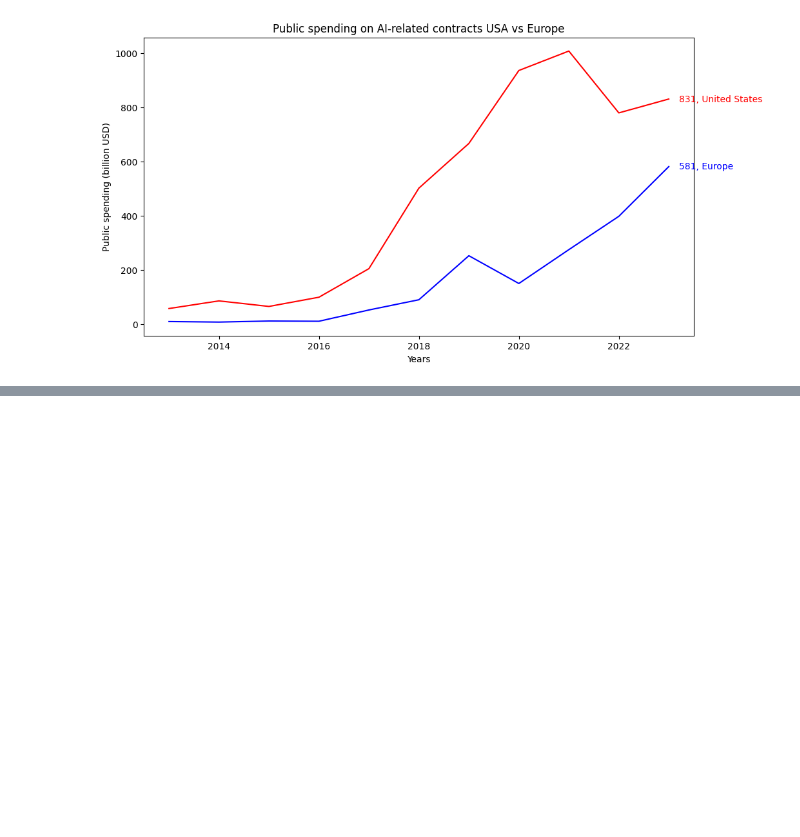
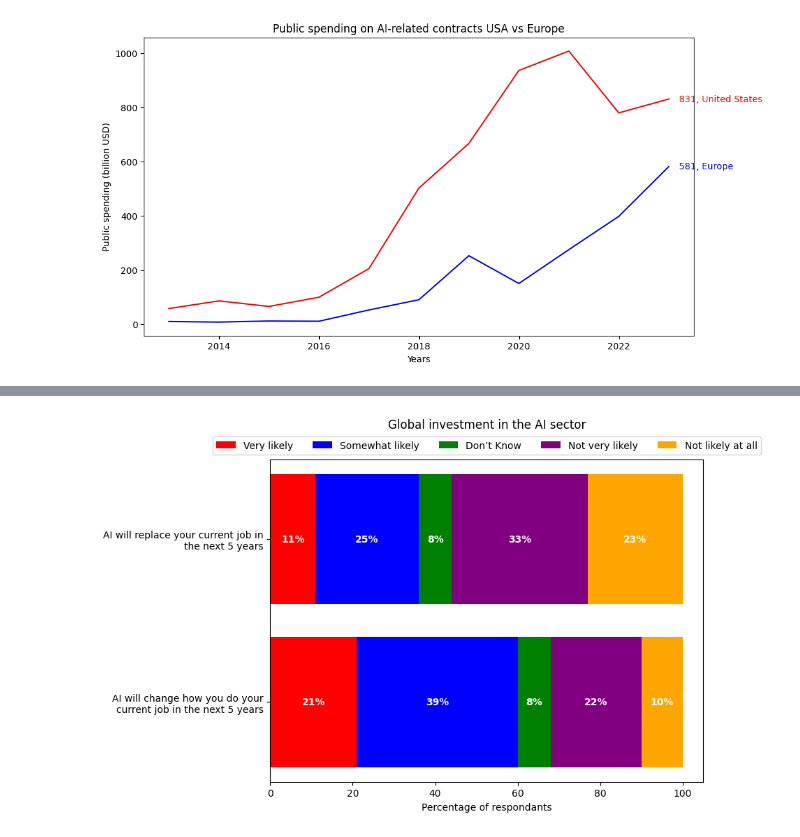
Before and after one commit to Alit54/UniMi---Scientific-Visualization, a Jupyter notebook: gio-charts.ipynb, the cells around one changed output, grey strips where cells are left out. Cells and saved outputs as stored; diff of their text form; code cells hidden in the pictures; blank space fills up the shorter version.

```diff
--- a/gio-charts.ipynb
+++ b/gio-charts.ipynb
@@ -427,0 +521,39 @@ plt.show()
+# %%
+df = pd.read_csv("datasets/public-opinion/data/fig-817.csv")
+
+df = df.rename(columns={df.columns[0]: "response", df.columns[1]: "question", df.columns[2]: "amount"})
+
+x = list()
+y = df["question"].unique()
+y = [ "\n".join(textwrap.wrap(q, width=35)) for q in df["question"].unique() ]
+
+t = ["Very likely", "Somewhat likely", "Don’t Know", "Not very likely", "Not likely at all"]
+for i in range(len(t)):
+    series = df[df["response"] == t[i]]["amount"]
+    cleaned = series.str.rstrip("%").astype(float).astype(int)
+    x.append(cleaned.to_numpy())
+
+colors = ["red", "blue", "green", "purple", "orange"]
+
+fig, ax = plt.subplots(figsize=(8, 6))
+
+for i in range(len(x)):
+    if i == 0:
+        left = np.zeros_like(x[i])
+    else:
+        left = np.sum(x[:i], axis=0)
+
+    ax.barh(y, x[i], left=left, color=colors[i])
+
+    for k, val in enumerate(x[i]):
+        xpos = left[k] + val - 1
+        ax.text(left[k] + (val / 2), y[k], f"{fmt(val)}%", ha="center", va="center", fontweight="bold", color="white")
+
+ax.set_xlabel("Percentage of respondants")
+
+ax.set_title("Global investment in the AI sector", pad=32)
+
+ax.legend(["Very likely", "Somewhat likely", "Don’t Know", "Not very likely", "Not likely at all"], ncol=5, loc="upper center", bbox_to_anchor=(0.5, 1.085))
+plt.show()
+# %% [output]
+[figure, added]
```
Also changed, not shown: parts of 14 cells of this notebook, 14 other files.
